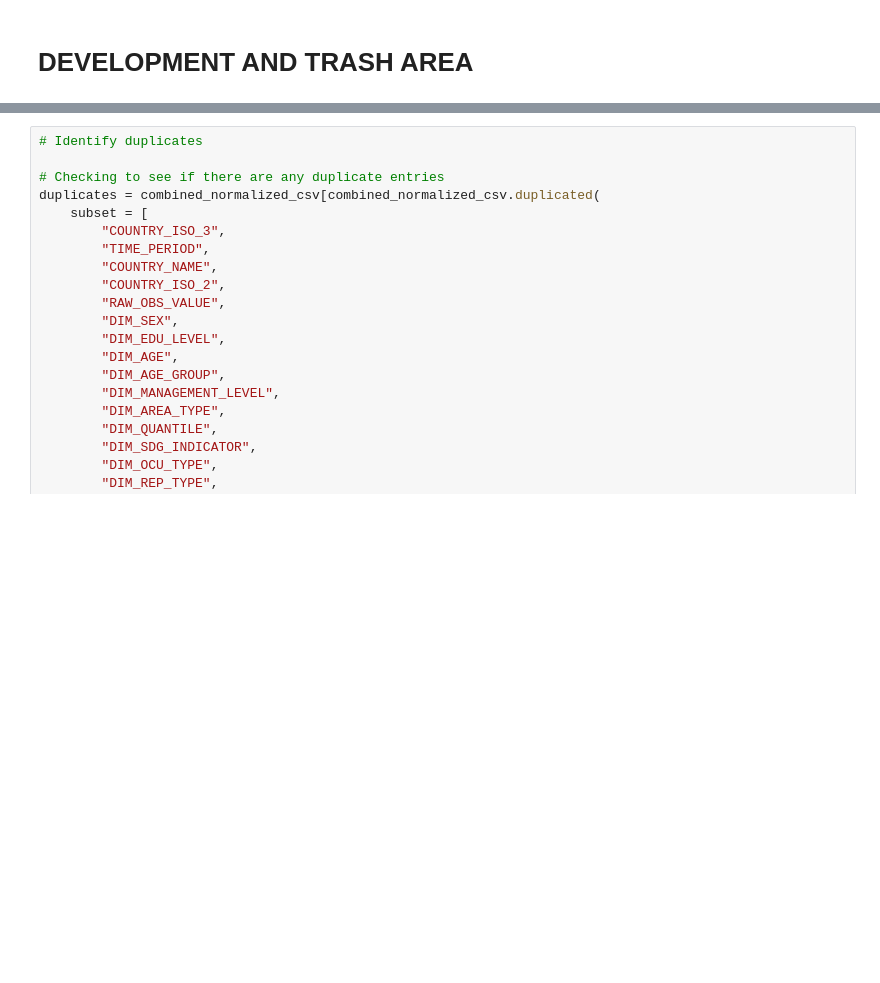
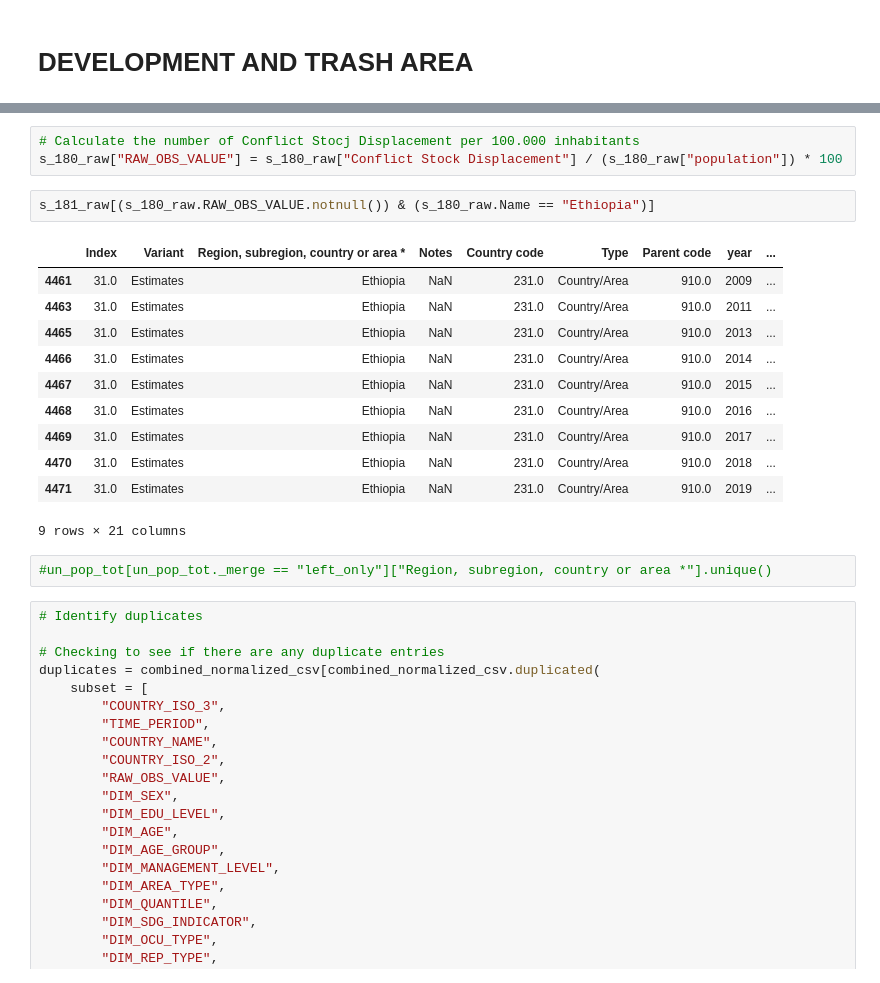
Before and after one commit to m-g-d-c/crba-etl, a Jupyter notebook: main_refactor.ipynb, the cells around one changed output, grey strips where cells are left out. Drawn from its saved outputs; the diff is of its cells as text; blank space fills up the shorter version.

```diff
--- a/main_refactor.ipynb
+++ b/main_refactor.ipynb
@@ -489,3 +992,22 @@ combined_normalized_csv.to_csv(
+# %%
+# Calculate the number of Conflict Stocj Displacement per 100.000 inhabitants
+s_180_raw["RAW_OBS_VALUE"] = s_180_raw["Conflict Stock Displacement"] / (s_180_raw["population"]) * 100
+# %%
+s_181_raw[(s_180_raw.RAW_OBS_VALUE.notnull()) & (s_180_raw.Name == "Ethiopia")]
+# %% [output]
+|  | Index | Variant | Region, subregion, country or area * | Notes | Country code | Type | Parent code | year | ... |
+| 4461 | 31.0 | Estimates | Ethiopia | NaN | 231.0 | Country/Area | 910.0 | 2009 | ... |
+| 4463 | 31.0 | Estimates | Ethiopia | NaN | 231.0 | Country/Area | 910.0 | 2011 | ... |
+| 4465 | 31.0 | Estimates | Ethiopia | NaN | 231.0 | Country/Area | 910.0 | 2013 | ... |
+| 4466 | 31.0 | Estimates | Ethiopia | NaN | 231.0 | Country/Area | 910.0 | 2014 | ... |
+| 4467 | 31.0 | Estimates | Ethiopia | NaN | 231.0 | Country/Area | 910.0 | 2015 | ... |
+| 4468 | 31.0 | Estimates | Ethiopia | NaN | 231.0 | Country/Area | 910.0 | 2016 | ... |
+| 4469 | 31.0 | Estimates | Ethiopia | NaN | 231.0 | Country/Area | 910.0 | 2017 | ... |
+| 4470 | 31.0 | Estimates | Ethiopia | NaN | 231.0 | Country/Area | 910.0 | 2018 | ... |
+| 4471 | 31.0 | Estimates | Ethiopia | NaN | 231.0 | Country/Area | 910.0 | 2019 | ... |
+9 rows × 21 columns
+# %%
+#un_pop_tot[un_pop_tot._merge == "left_only"]["Region, subregion, country or area *"].unique()
 # %%
 # Identify duplicates
 
```
Also changed, not shown: parts of 19 cells of this notebook, 7 other files.
